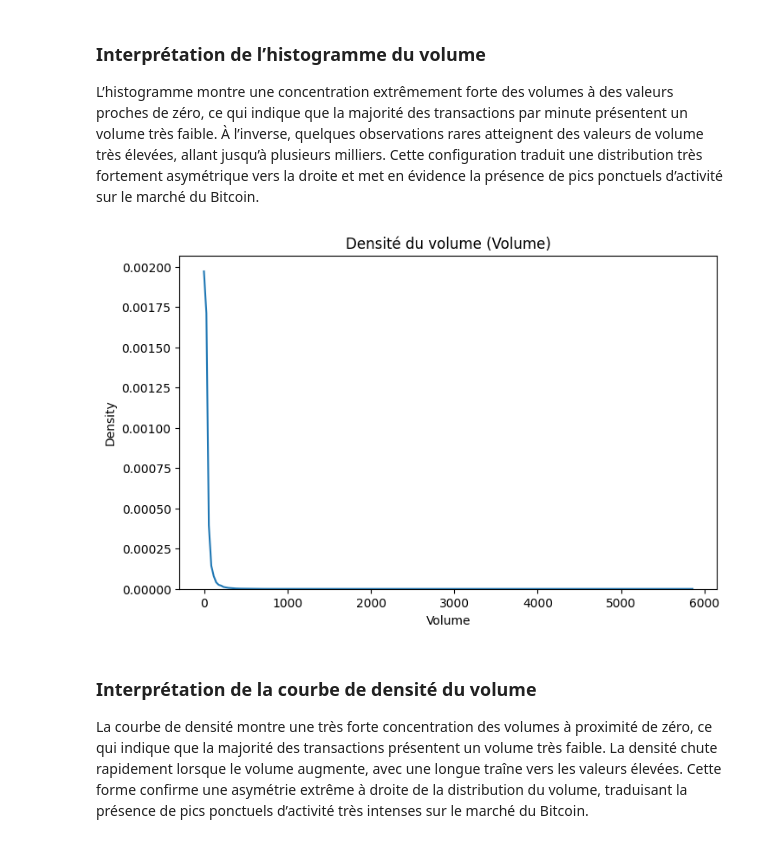
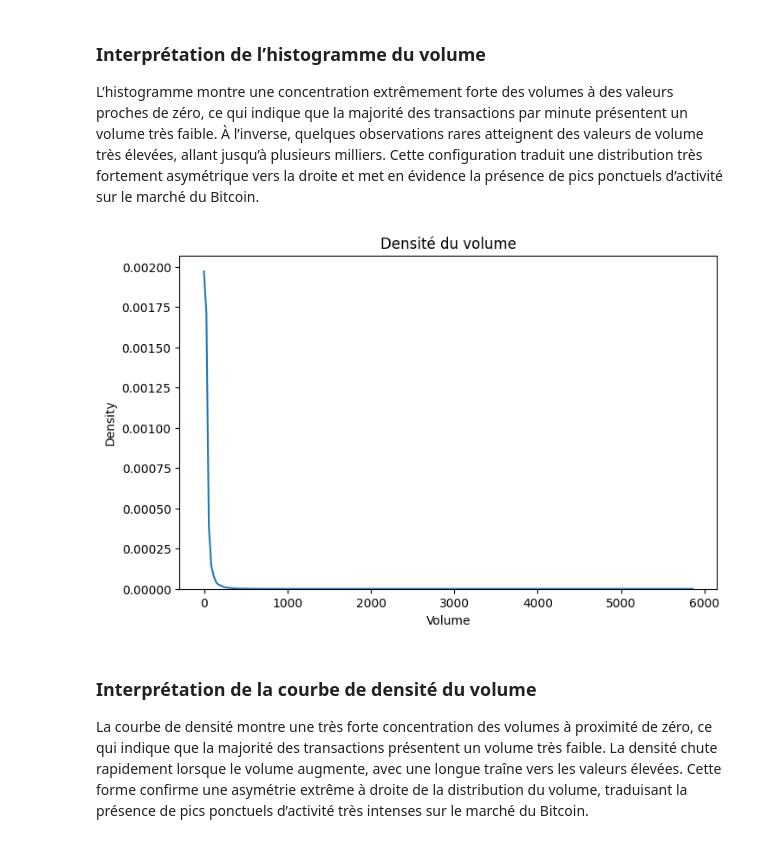
Before and after one commit to Verladoo/Analyse-temporelle-du-Bitcoin, a Jupyter notebook: notebook.ipynb, the cells around one changed output. Cells and saved outputs as stored; diff of their text form; code cells hidden in the pictures.

```diff
--- a/notebook.ipynb
+++ b/notebook.ipynb
@@ -251,13 +372,15 @@ plt.show()
 
 L’histogramme montre une concentration extrêmement forte des volumes à des valeurs proches de zéro, ce qui indique que la majorité des transactions par minute présentent un volume très faible. À l’inverse, quelques observations rares atteignent des valeurs de volume très élevées, allant jusqu’à plusieurs milliers. Cette configuration traduit une distribution très fortement asymétrique vers la droite et met en évidence la présence de pics ponctuels d’activité sur le marché du Bitcoin.
 # %%
+# Courbe du volume
+
 plt.figure(figsize=(8, 5))
 sns.kdeplot(df["Volume"])
-plt.title("Densité du volume (Volume)")
+plt.title("Densité du volume")
 plt.xlabel("Volume")
 plt.show()
 # %% [output]
-[figure, old version]
+[figure, new version]
 # %% [markdown]
 ### Interprétation de la courbe de densité du volume
 
```
Also changed, not shown: parts of 37 cells of this notebook.
